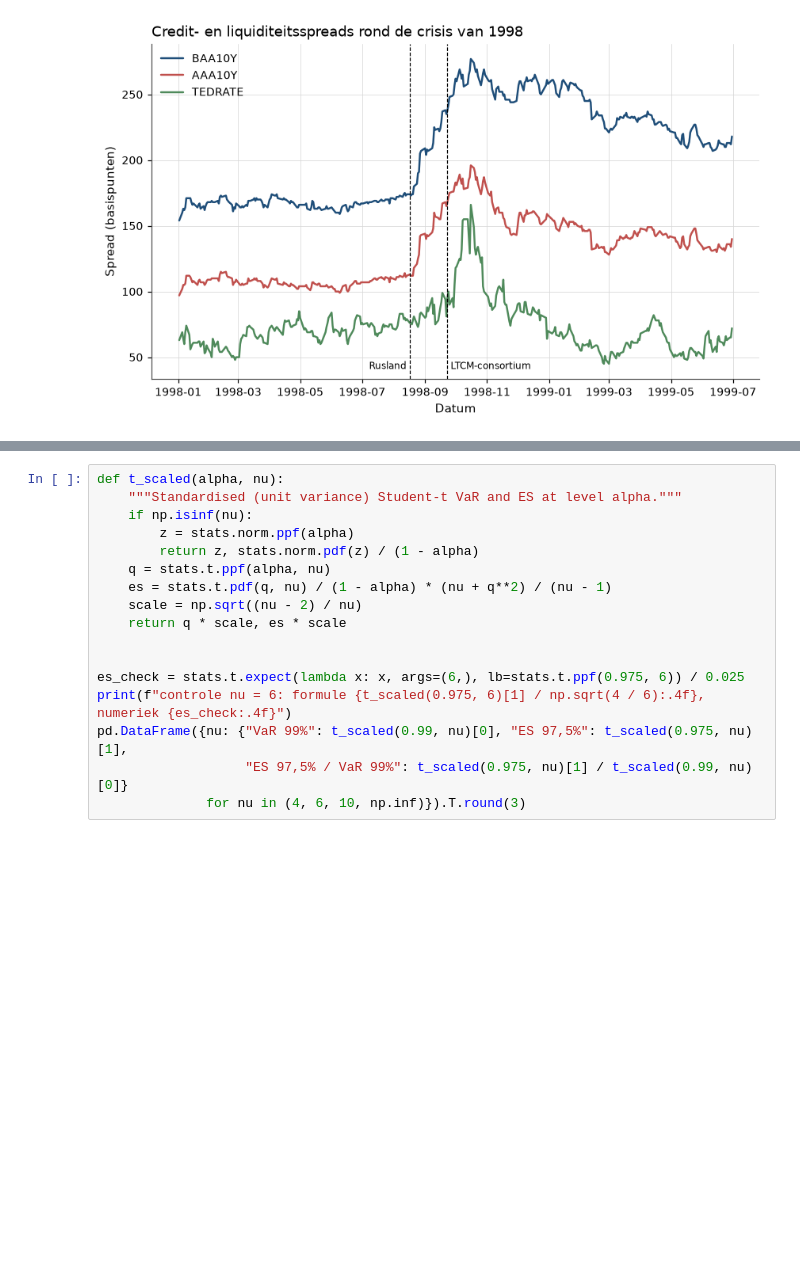
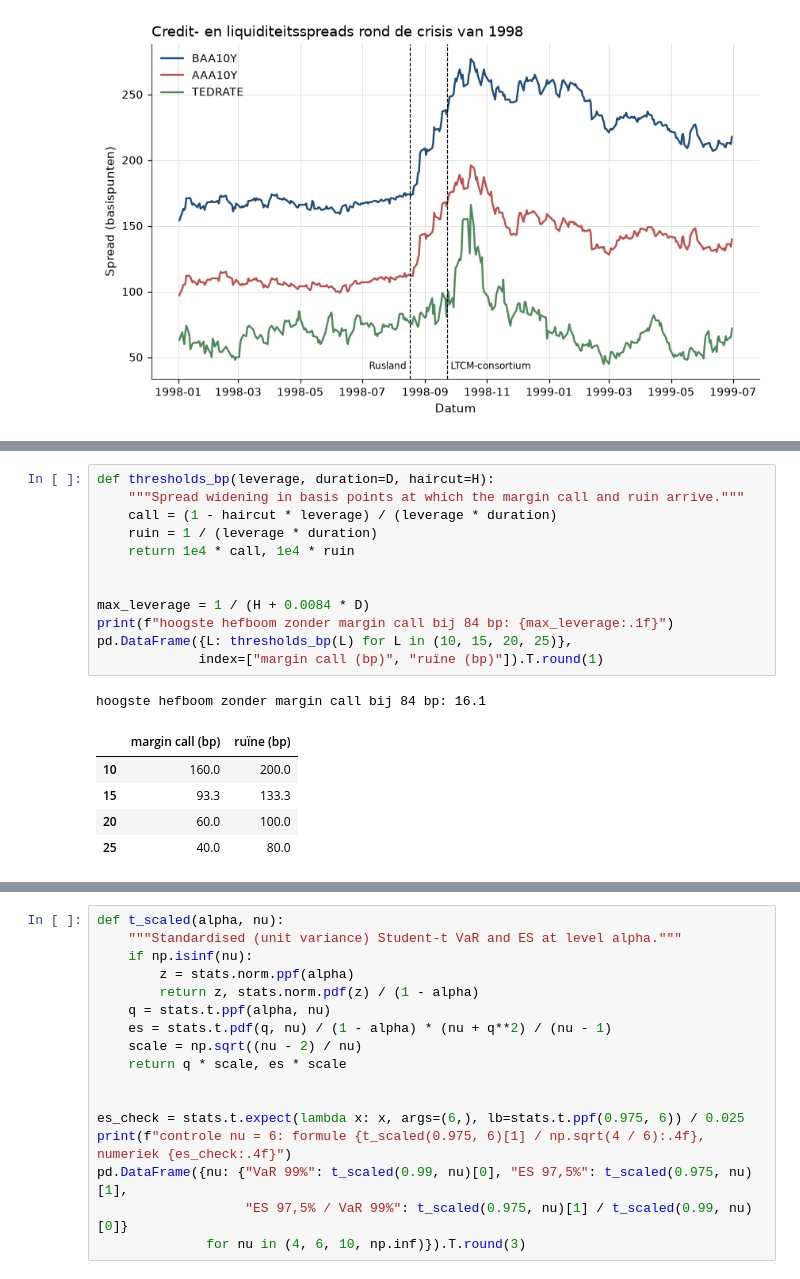
Before and after one commit to MaartenN14/history-asset-pricing, a Jupyter notebook: lectures/04_22_risk_management.ipynb, the cells around one changed output, grey strips where cells are left out. Drawn from its saved outputs; the diff is of its cells as text; blank space fills up the shorter version.

```diff
--- a/lectures/04_22_risk_management.ipynb
+++ b/lectures/04_22_risk_management.ipynb
@@ -1167,0 +1352,19 @@ Deel door $1-\alpha$.
+# %%
+def thresholds_bp(leverage, duration=D, haircut=H):
+    """Spread widening in basis points at which the margin call and ruin arrive."""
+    call = (1 - haircut * leverage) / (leverage * duration)
+    ruin = 1 / (leverage * duration)
+    return 1e4 * call, 1e4 * ruin
+
+
+max_leverage = 1 / (H + 0.0084 * D)
+print(f"hoogste hefboom zonder margin call bij 84 bp: {max_leverage:.1f}")
+pd.DataFrame({L: thresholds_bp(L) for L in (10, 15, 20, 25)},
+             index=["margin call (bp)", "ruïne (bp)"]).T.round(1)
+# %% [output]
+hoogste hefboom zonder margin call bij 84 bp: 16.1
+|  | margin call (bp) | ruïne (bp) |
+| 10 | 160.0 | 200.0 |
+| 15 | 93.3 | 133.3 |
+| 20 | 60.0 | 100.0 |
+| 25 | 40.0 | 80.0 |
```
Also changed, not shown: parts of 27 cells of this notebook, 5 other files.
